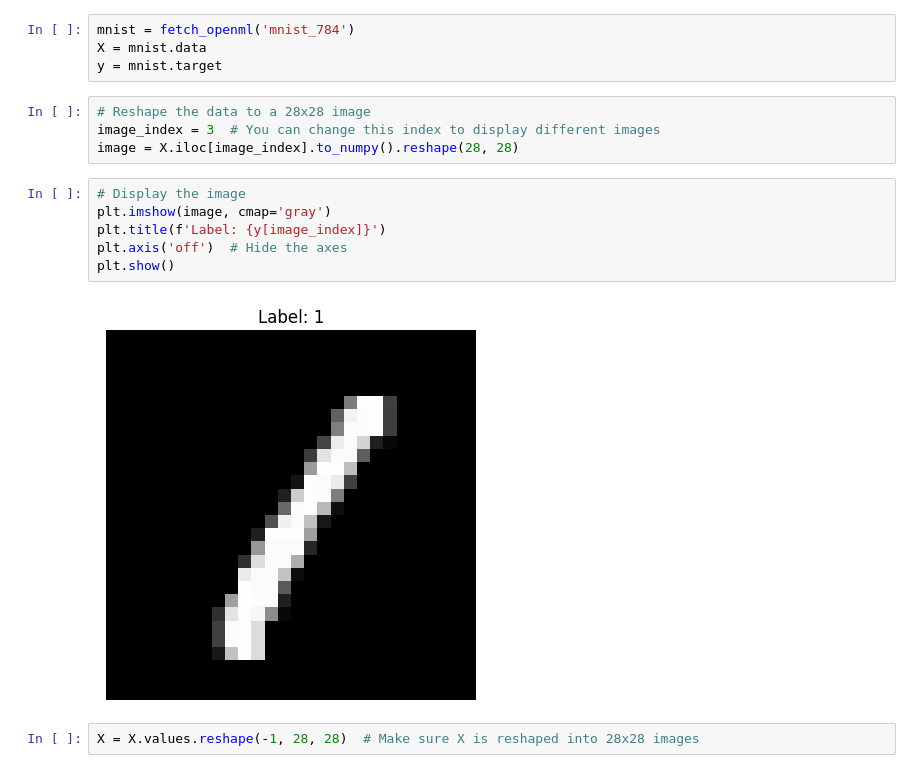
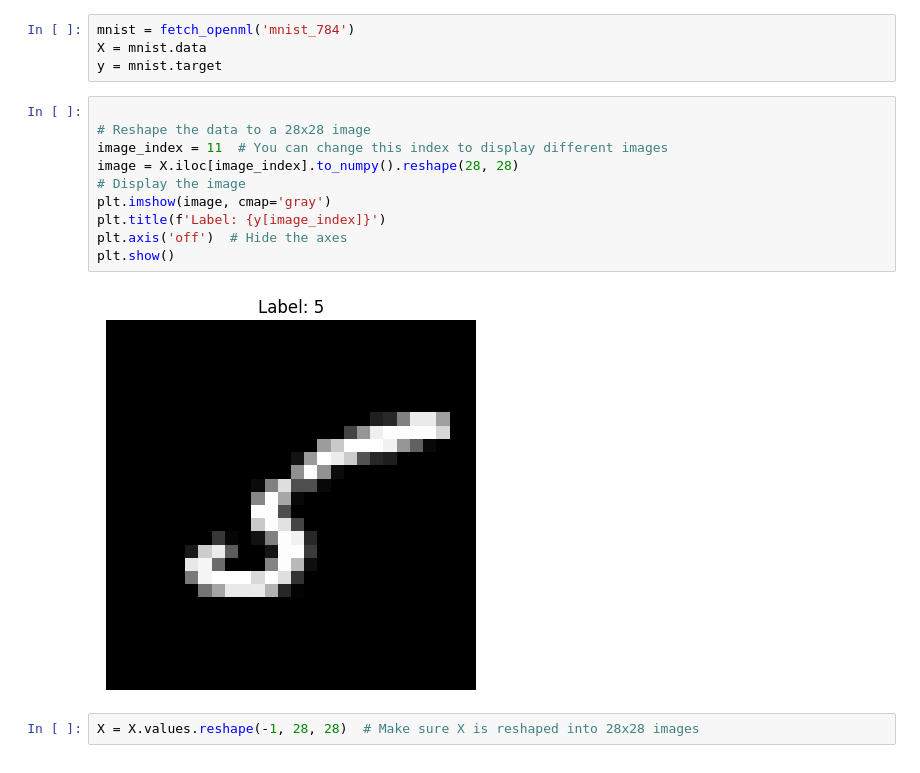
Before and after one commit to snaderi2000/ece-289a, a Jupyter notebook: HW_1/hw_1.ipynb, the cells around one changed output. Cells and saved outputs as stored; diff of their text form.

```diff
--- a/HW_1/hw_1.ipynb
+++ b/HW_1/hw_1.ipynb
@@ -13,17 +14,17 @@ mnist = fetch_openml('mnist_784')
 X = mnist.data
 y = mnist.target
 # %%
+
 # Reshape the data to a 28x28 image
-image_index = 3  # You can change this index to display different images
+image_index = 11  # You can change this index to display different images
 image = X.iloc[image_index].to_numpy().reshape(28, 28)
+# Display the image
+plt.imshow(image, cmap='gray')
+plt.title(f'Label: {y[image_index]}')
+plt.axis('off')  # Hide the axes
+plt.show()
+# %% [output]
+[figure, added]
-# %%
-# Display the image
-plt.imshow(image, cmap='gray')
-plt.title(f'Label: {y[image_index]}')
-plt.axis('off')  # Hide the axes
-plt.show()
-# %% [output]
-[figure, removed]
 # %%
 X = X.values.reshape(-1, 28, 28)  # Make sure X is reshaped into 28x28 images
 # %%
```
Also changed, not shown: parts of 19 cells of this notebook.
